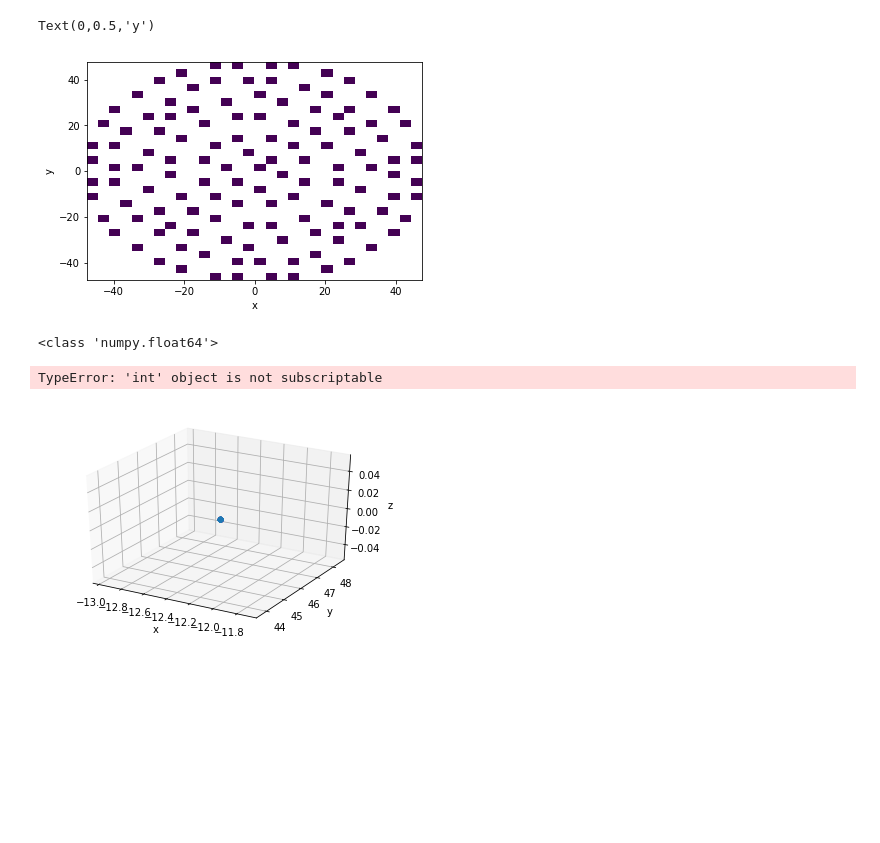
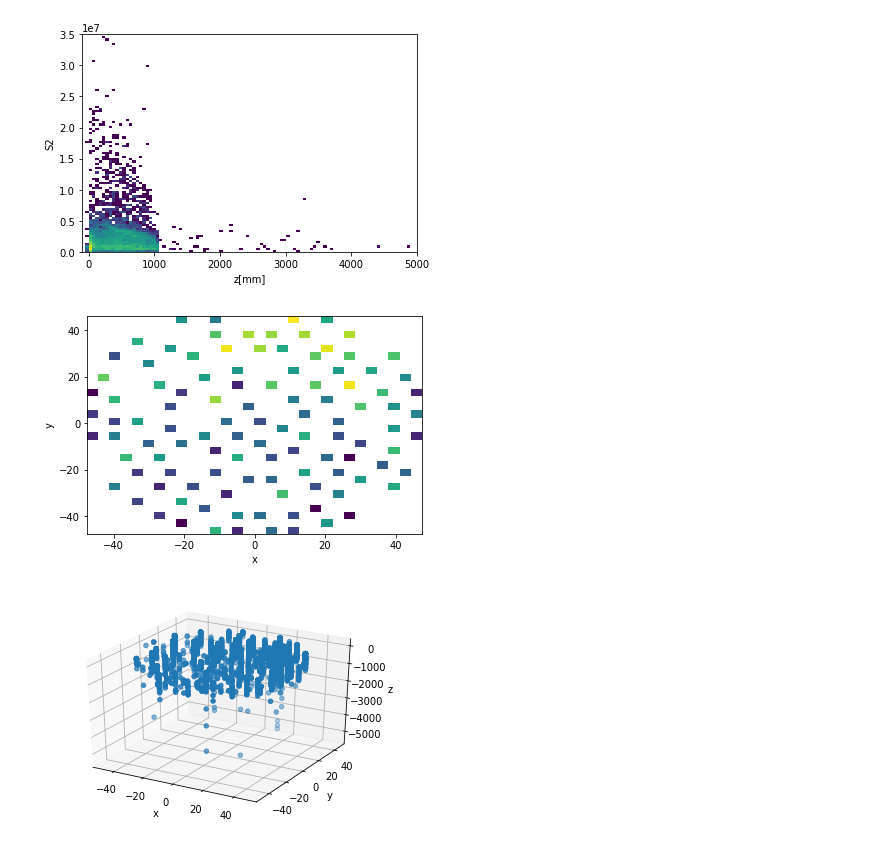
Before and after one commit to wesselrijk/XENON1T_NikhefProject, a Jupyter notebook: DataAnalysis/Improved_position_reconstruction.ipynb, the cells around one changed output. Saved outputs shown, nothing was run; the diff lists cells and outputs as text; code cells hidden in the pictures; blank space fills up the shorter version.

Commit message:
Imrpoved position reconstruction

```diff
--- a/DataAnalysis/Improved_position_reconstruction.ipynb
+++ b/DataAnalysis/Improved_position_reconstruction.ipynb
@@ -107,2 +229,3 @@ def Waveform(raw,eventnr):
 # %%
-(t, ts, channellist, minchannel, counter) = Waveform(NG,3)
+(t, ts, channellist, minchannel, counter) = Waveform(Rn220,3)
+channellist[0]['channel']
@@ -133,0 +349,12 @@ for ch in ch_top:
+# %%
+#plotting the x-, y- and z-coordinate
+x = np.array([])
+y = np.array([])
+z = np.array([])
+for position in position_list:
+    #print(position)
+    x = np.append(x,position['x'])
+    y = np.append(y,position['y'])
+    z = np.append(z,position['z'])
+print(len(x))
+print(len(s2))
@@ -134,36 +391,18 @@ for ch in ch_top:
+# %%
+fig, ax = plt.subplots()
+ax.hist2d(z,s2, bins=(100,100), range=((-100,5000),(0,3.5*1e7)), norm=mpl.colors.LogNorm())
+ax.set_xlabel("z[mm]")
+ax.set_ylabel("S2")
+#fname = 'Rn_improved_z.png'
+#fig.savefig(fname, dpi = (200))
+# %% [output]
+[figure, added]
 # %%
 fig, ax = plt.subplots()
-#plt.contourf(xhist,yhist,adchist)
-ax.hist2d(xhist,yhist, bins=(30,30), norm=mpl.colors.LogNorm())
+ax.hist2d(x,y, bins=(30,30), norm=mpl.colors.LogNorm())
 ax.set_xlabel("x")
 ax.set_ylabel("y")
-#fname = 'NG_drift10000.png'
+#fname = 'Rn_improvedHitpattern.png'
 #fig.savefig(fname, dpi = (200))
 # %% [output]
-Text(0,0.5,'y')
-[figure, old version]
+[figure, new version]
-# %%
-#plotting x,y and adc as hist2d (surly not the best way)
-#adc_corrected, x, y, for each PMT for one event
-xhist = []
-yhist = []
-adchist = np.array([])
-pmt = eval(config['DEFAULT']['pmts'])
-
-for ch in ch_top:
-    if len(list(filter(lambda value:value["channel"]==ch,channellist)))==0:
-        newlist = 0
-        adchist = np.append(adchist,0)
-    else:
-        newlist = list(filter(lambda value:value["channel"]==ch,channellist))[0]
-        #adchist = np.append(adchist,newlist['adc_corrected'])
-    x = pmt[ch]['position']['x']
-    y = pmt[ch]['position']['y']
-    newlist['adc_corrected'].astype(np.int64)
-    print(type(newlist['adc_corrected']))
-    #for i in np.linspace(0, newlist['adc_corrected'], num=5):# < newlist['adc_corrected']:
-    xhist.append([x for i in range(newlist['adc_corrected'])])
-    yhist.append([y for i in range(newlist['adc_corrected'])])
-# %% [output]
-<class 'numpy.float64'>
-TypeError: 'int' object is not subscriptable
@@ -177,15 +409,12 @@ ax.set_ylabel("y")
 # %%
-#3d plot
 from mpl_toolkits.mplot3d import Axes3D
 ax = plt.subplot(projection='3d')
-ax.scatter(xhist, yhist, adchist)
+ax.scatter(x, y, -z)
 
 ax.set_xlabel('x')
 ax.set_ylabel('y')
 ax.set_zlabel('z')
 
 plt.show()
-fname = 'NG4_3dScatter.png'
-fig.savefig(fname, dpi = (200))
 # %% [output]
-[figure, old version]
+[figure, new version]
```
Also changed, not shown: parts of 20 cells of this notebook.
